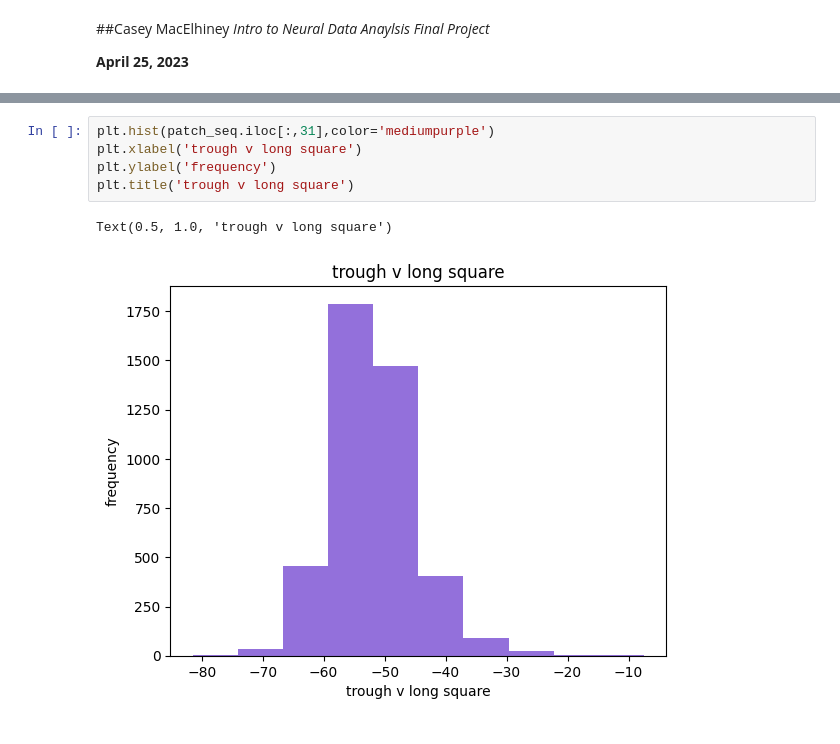
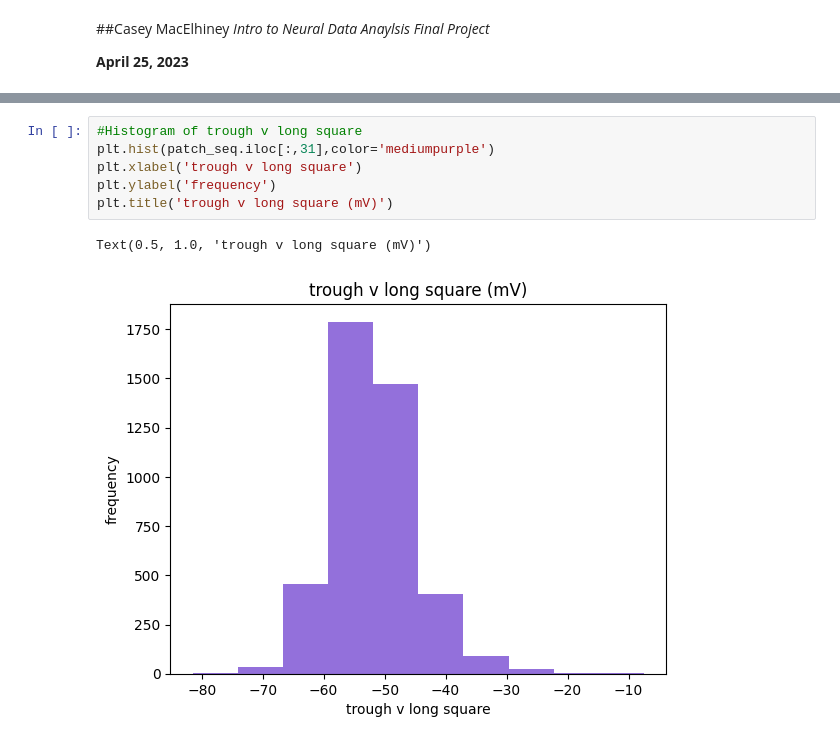
Before and after one commit to caseymacelhiney/neuro265, a Jupyter notebook: final_project.ipynb, the cells around one changed output, grey strips where cells are left out. Drawn from its saved outputs; the diff is of its cells as text.

```diff
--- a/final_project.ipynb
+++ b/final_project.ipynb
@@ -36,11 +40,12 @@ plt.title('percent pTDP43 positive area of grey matter')
 Text(0.5, 1.0, 'percent pTDP43 positive area of grey matter')
 [figure]
 # %%
+#Histogram of trough v long square
 plt.hist(patch_seq.iloc[:,31],color='mediumpurple')
 plt.xlabel('trough v long square')
 plt.ylabel('frequency')
-plt.title('trough v long square')
+plt.title('trough v long square (mV)')
 # %% [output]
-Text(0.5, 1.0, 'trough v long square')
+Text(0.5, 1.0, 'trough v long square (mV)')
-[figure, old version]
+[figure, new version]
 # %%
```
Also changed, not shown: parts of 13 cells of this notebook.
